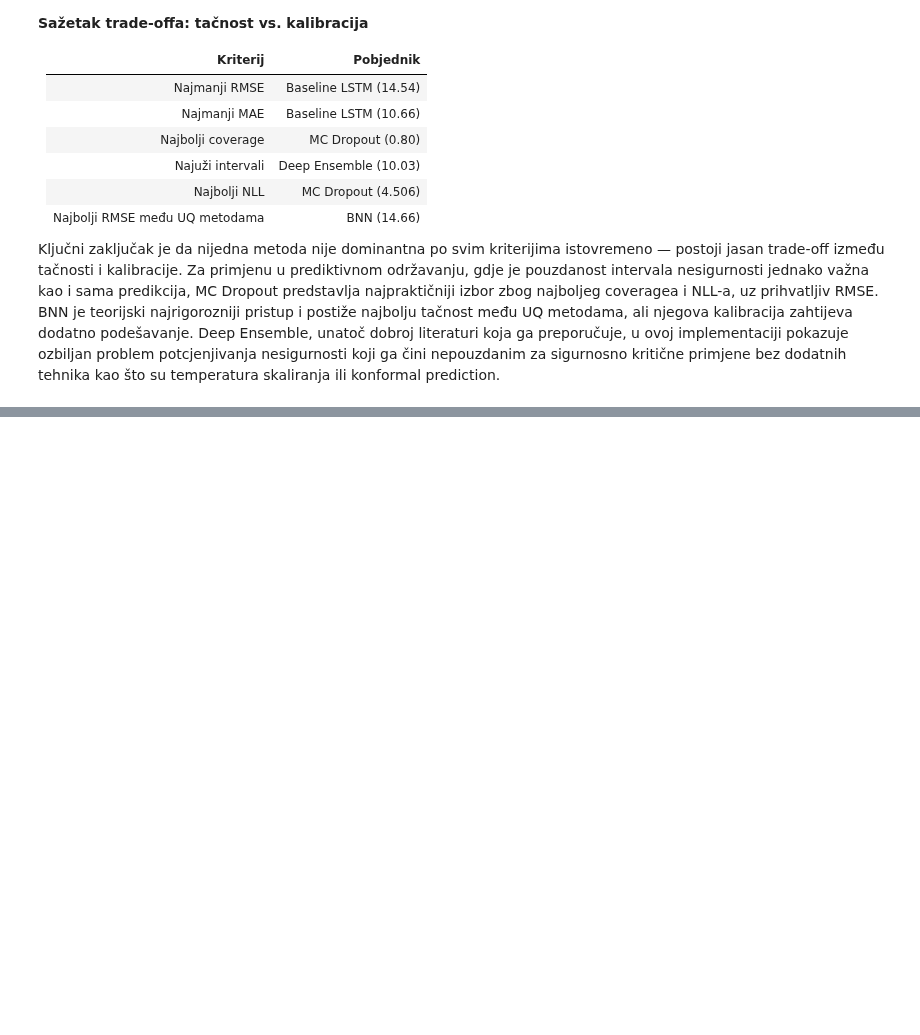
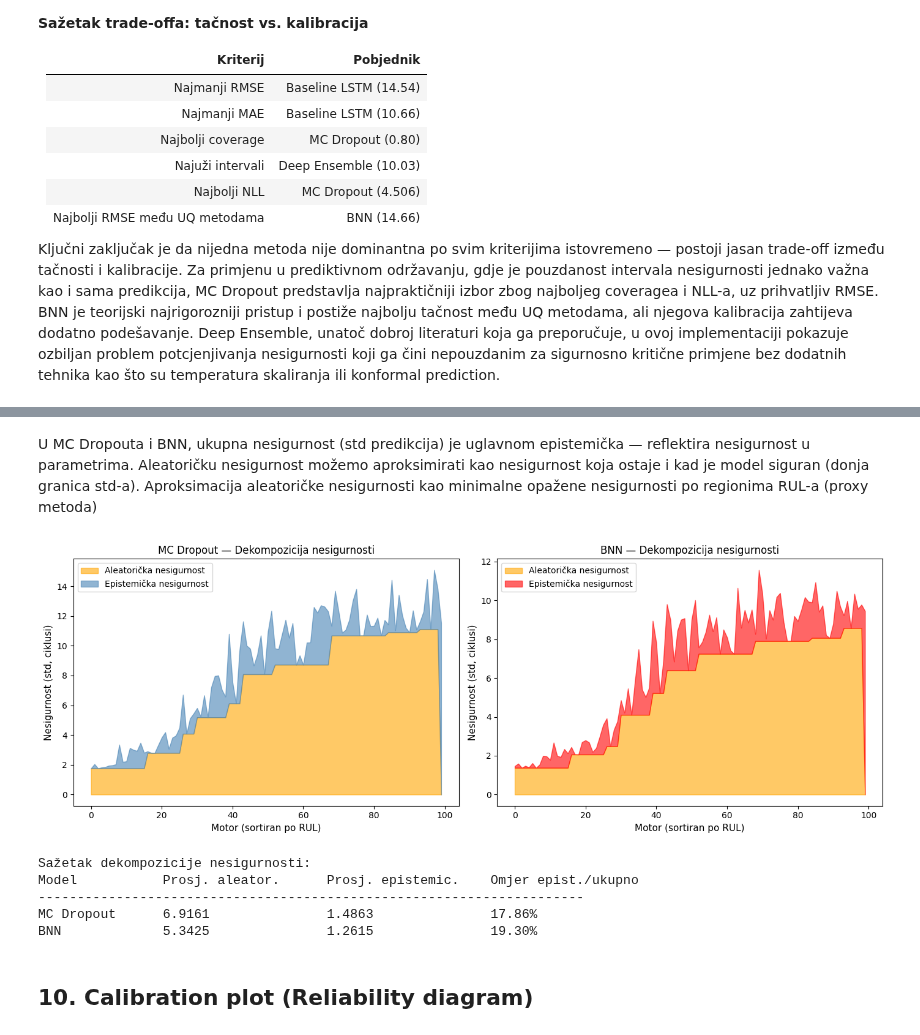
Before and after one commit to mdzafic/uq-predictive-maintenance-framework, a Jupyter notebook: code/Završni_rad_(radni_notebook)_–_Muhamed_Džafić.ipynb, the cells around one changed output, grey strips where cells are left out. Saved outputs shown, nothing was run; the diff lists cells and outputs as text; code cells hidden in the pictures; blank space fills up the shorter version.

```diff
--- a/code/Završni_rad_(radni_notebook)_–_Muhamed_Džafić.ipynb
+++ b/code/Završni_rad_(radni_notebook)_–_Muhamed_Džafić.ipynb
@@ -1180,0 +1199,65 @@ ili konformal prediction.
+# %% [markdown]
+U MC Dropouta i BNN, ukupna nesigurnost (std predikcija) je uglavnom epistemička — reflektira nesigurnost u parametrima. Aleatoričku nesigurnost možemo aproksimirati kao nesigurnost koja ostaje i kad je model siguran (donja granica std-a). Aproksimacija aleatoričke nesigurnosti kao minimalne opažene nesigurnosti po regionima RUL-a (proxy metoda)
+# %%
+def estimate_aleatoric(y_true, y_std, n_bins=10):
+    """
+    Aproksimira aleatoričku nesigurnost kao minimalnu std po
+    binovima RUL-a. Epistemička = ukupna - aleatorička.
+    """
+    bins = np.linspace(y_true.min(), y_true.max(), n_bins + 1)
+    aleatoric = np.zeros_like(y_std)
+    for i in range(n_bins):
+        mask = (y_true >= bins[i]) & (y_true < bins[i+1])
+        if mask.sum() > 0:
+            aleatoric[mask] = np.percentile(y_std[mask], 10)
+    epistemic = np.maximum(y_std - aleatoric, 0)
+    return aleatoric, epistemic
+
+# Računanje za MC Dropout i BNN
+aleatoric_mc, epistemic_mc = estimate_aleatoric(y_test, mc_std)
+aleatoric_bnn, epistemic_bnn = estimate_aleatoric(y_test, bnn_std)
+# %%
+# Vizualizacija dekompozicije nesigurnosti
+fig, axes = plt.subplots(1, 2, figsize=(14, 5))
+
+for ax, aleat, epist, model_name, color in zip(
+    axes,
+    [aleatoric_mc, aleatoric_bnn],
+    [epistemic_mc, epistemic_bnn],
+    ['MC Dropout', 'BNN'],
+    ['steelblue', 'red']
+):
+    indices = np.argsort(y_test)
+    x_plot = np.arange(len(y_test))
+
+    ax.fill_between(x_plot, 0,
+                    aleat[indices],
+                    alpha=0.6, color='orange',
+                    label='Aleatorička nesigurnost')
+    ax.fill_between(x_plot,
+                    aleat[indices],
+                    aleat[indices] + epist[indices],
+                    alpha=0.6, color=color,
+                    label='Epistemička nesigurnost')
+    ax.set_xlabel('Motor (sortiran po RUL)', fontsize=11)
+    ax.set_ylabel('Nesigurnost (std, ciklusi)', fontsize=11)
+    ax.set_title(f'{model_name} — Dekompozicija nesigurnosti', fontsize=12)
+    ax.legend(fontsize=10)
+
+plt.tight_layout()
+plt.show()
+
+print("\nSažetak dekompozicije nesigurnosti:")
+print(f"{'Model':<15} {'Prosj. aleator.':<20} {'Prosj. epistemic.':<20} {'Omjer epist./ukupno'}")
+print("-" * 70)
+print(f"{'MC Dropout':<15} {aleatoric_mc.mean():<20.4f} {epistemic_mc.mean():<20.4f} {epistemic_mc.mean()/mc_std.mean():.2%}")
+print(f"{'BNN':<15} {aleatoric_bnn.mean():<20.4f} {epistemic_bnn.mean():<20.4f} {epistemic_bnn.mean()/bnn_std.mean():.2%}")
+# %% [output]
+[figure, added]
+Sažetak dekompozicije nesigurnosti:
+Model           Prosj. aleator.      Prosj. epistemic.    Omjer epist./ukupno
+----------------------------------------------------------------------
+MC Dropout      6.9161               1.4863               17.86%
+BNN             5.3425               1.2615               19.30%
+# %% [markdown]
+## 10. Calibration plot (Reliability diagram)
```
Also changed, not shown: parts of 54 cells of this notebook, 2 other files.
